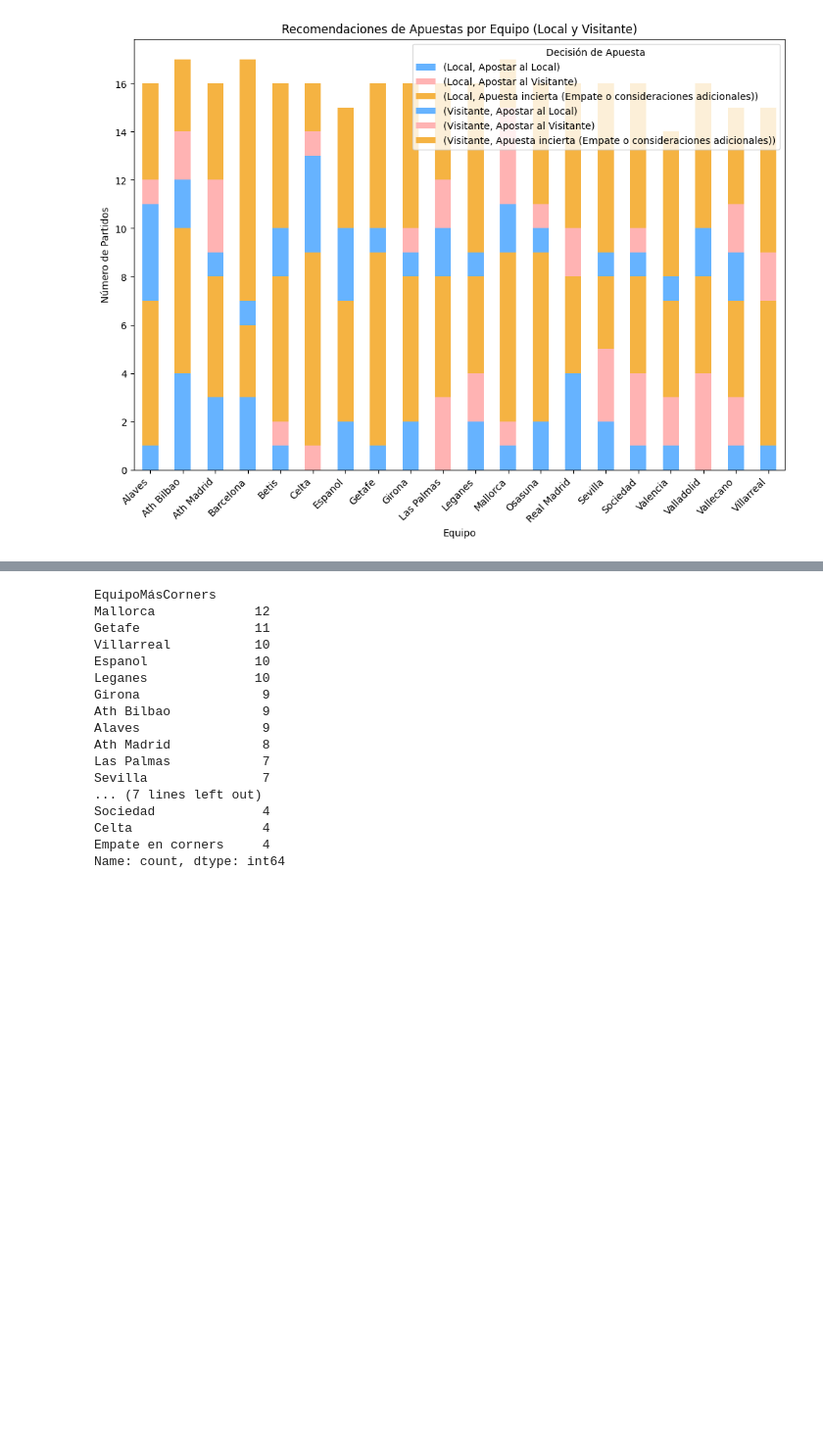
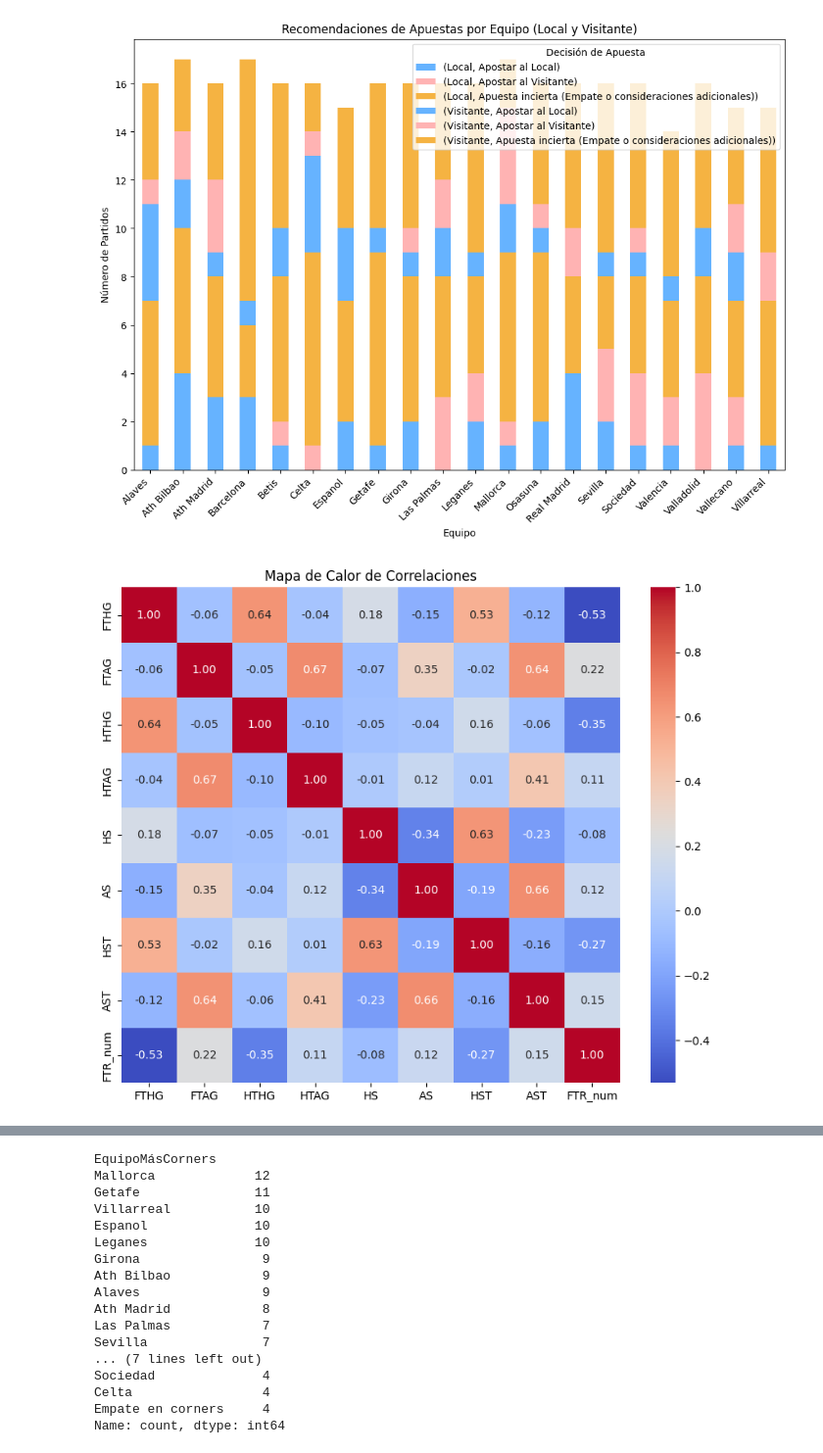
Before and after one commit to Angie-are/EDA_PRONOSTICOS, a Jupyter notebook: SRC/notebooks/EDA_Entrega.ipynb, the cells around one changed output, grey strips where cells are left out. Shown at 98% size. Saved outputs shown, nothing was run; the diff lists cells and outputs as text; code cells hidden in the pictures; blank space fills up the shorter version.

```diff
--- a/SRC/notebooks/EDA_Entrega.ipynb
+++ b/SRC/notebooks/EDA_Entrega.ipynb
@@ -1001,3 +1067,20 @@ plt.legend(title='Decisión de Apuesta')
 plt.show()
 # %% [output]
 [figure]
+# %%
+# Convertir la columna 'FTR' de categórica a numérica
+data['FTR_num'] = data['FTR'].map({'H': 1, 'A': 2, 'D': 3})
+
+# Incluir la nueva columna en el análisis de correlación
+numeric_data_with_ftr = data[['FTHG', 'FTAG', 'HTHG', 'HTAG', 'HS', 'AS', 'HST', 'AST', 'FTR_num']]
+
+# Correlación entre las variables numéricas
+correlation_matrix = numeric_data_with_ftr.corr()
+
+# Heatmap de correlación
+plt.figure(figsize=(10, 8))
+sns.heatmap(correlation_matrix, annot=True, cmap='coolwarm', fmt=".2f")
+plt.title("Mapa de Calor de Correlaciones")
+plt.show()
+# %% [output]
+[figure, added]
```
Also changed, not shown: parts of 5 cells of this notebook, 6 other files.
